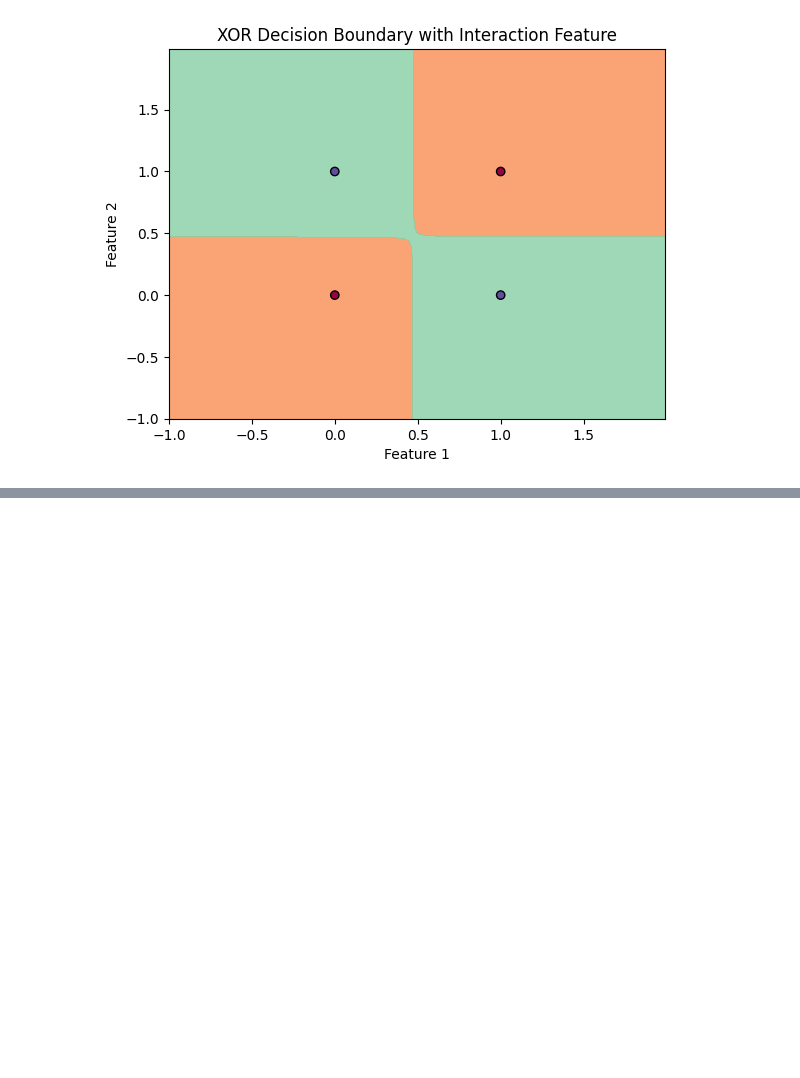
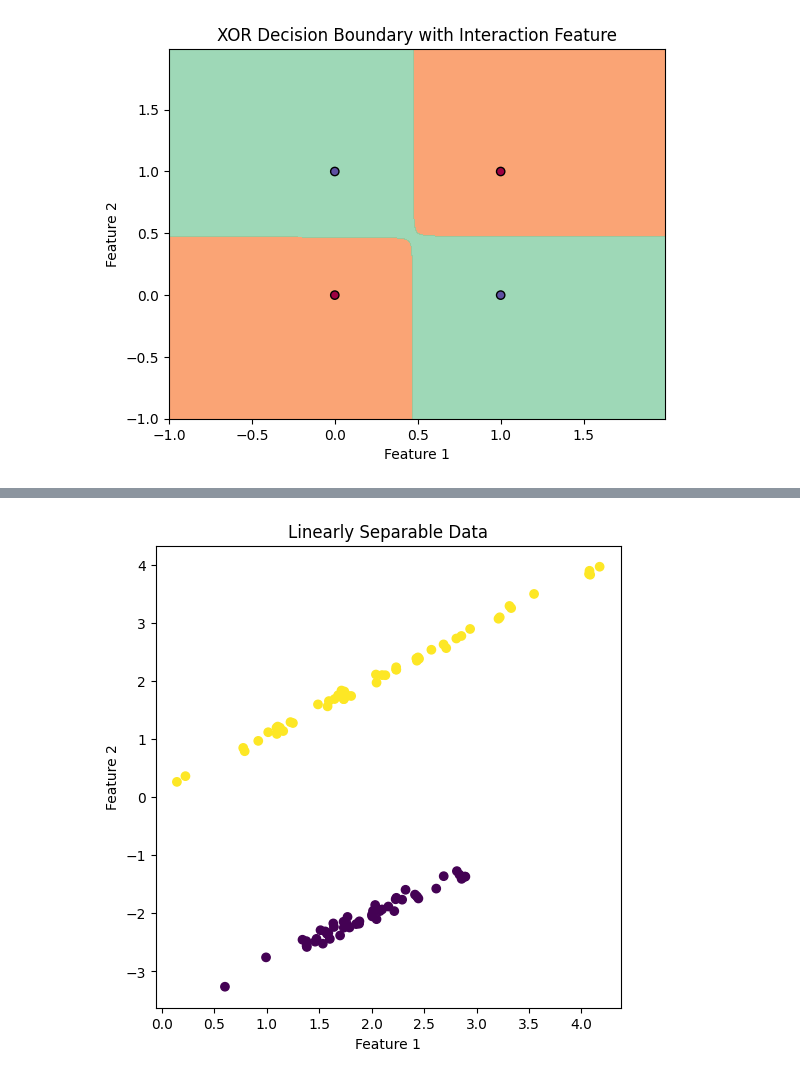
Before and after one commit to jittapat-idea/Machine-Learning-class67, a Jupyter notebook: HW05/ข้อ1/ข้อ1.ipynb, the cells around one changed output, grey strips where cells are left out. Saved outputs shown, nothing was run; the diff lists cells and outputs as text; code cells hidden in the pictures; blank space fills up the shorter version.

```diff
--- a/HW05/ข้อ1/ข้อ1.ipynb
+++ b/HW05/ข้อ1/ข้อ1.ipynb
@@ -220,0 +244,16 @@ Iteration 9000: Loss = 0.029560291060259924
+# %%
+from sklearn.datasets import make_classification
+
+# สร้างข้อมูลที่แยกเชิงเส้นได้
+X_linear, y_linear = make_classification(n_samples=100, n_features=2, n_informative=2, n_redundant=0, n_clusters_per_class=1, class_sep=2.0, random_state=42)
+y_linear = y_linear.reshape(-1, 1)  # ปรับรูปร่างให้เป็น (100, 1)
+
+# พล็อตข้อมูล
+plt.figure(figsize=(6, 6))
+plt.scatter(X_linear[:, 0], X_linear[:, 1], c=y_linear.ravel())
+plt.title("Linearly Separable Data")
+plt.xlabel("Feature 1")
+plt.ylabel("Feature 2")
+plt.show()
+# %% [output]
+[figure, added]
```
Also changed, not shown: parts of 17 cells of this notebook.
